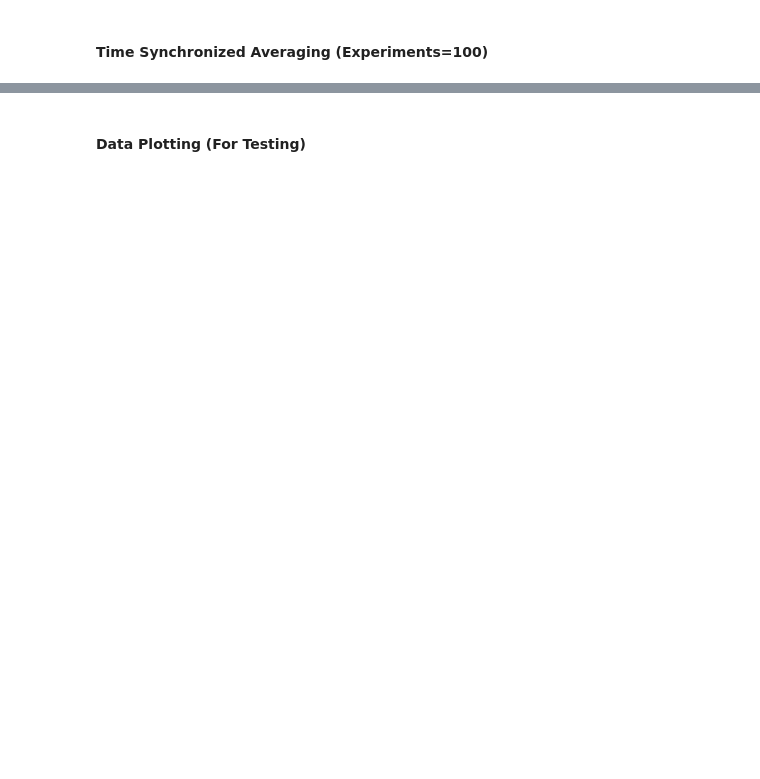
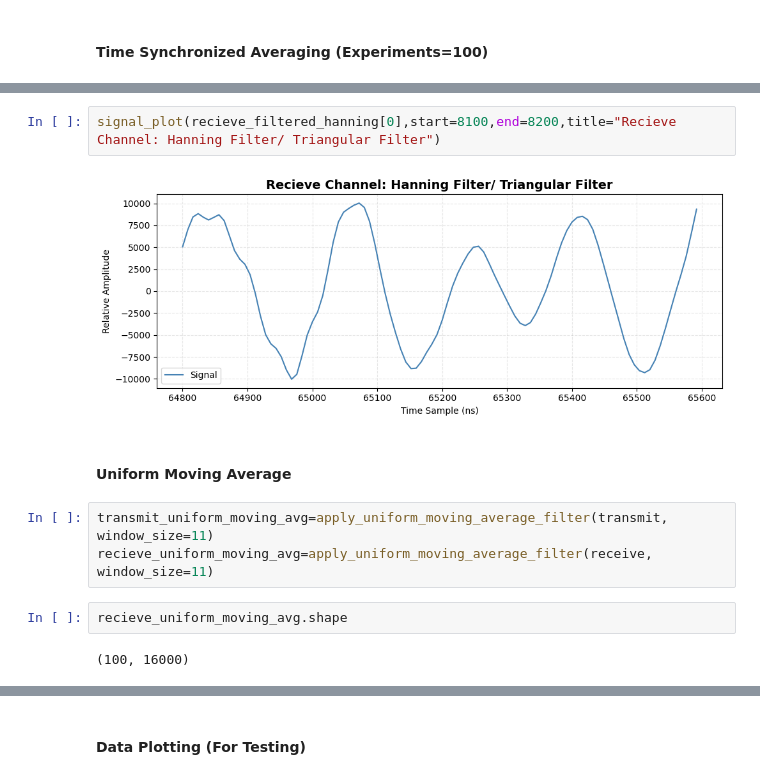
Before and after one commit to madhviasthana/Bio-Medical-Signal-Processing, a Jupyter notebook: codebase/main.ipynb, the cells around one changed output, grey strips where cells are left out. Drawn from its saved outputs; the diff is of its cells as text; blank space fills up the shorter version.

```diff
--- a/codebase/main.ipynb
+++ b/codebase/main.ipynb
@@ -170,0 +94,13 @@ plt.show()
+# %%
+signal_plot(recieve_filtered_hanning[0],start=8100,end=8200,title="Recieve Channel: Hanning Filter/ Triangular Filter")
+# %% [output]
+[figure, added]
+# %% [markdown]
+#### Uniform Moving Average
+# %%
+transmit_uniform_moving_avg=apply_uniform_moving_average_filter(transmit, window_size=11)
+recieve_uniform_moving_avg=apply_uniform_moving_average_filter(receive, window_size=11)
+# %%
+recieve_uniform_moving_avg.shape
+# %% [output]
+(100, 16000)
```
Also changed, not shown: parts of 69 cells of this notebook, 9 other files.
